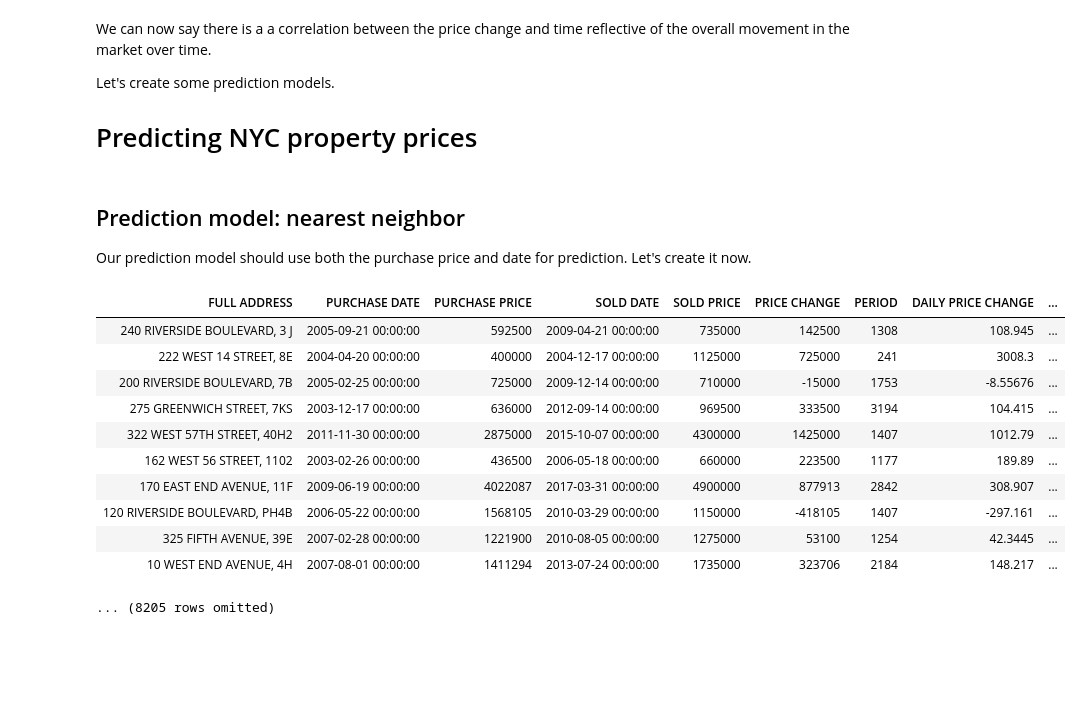
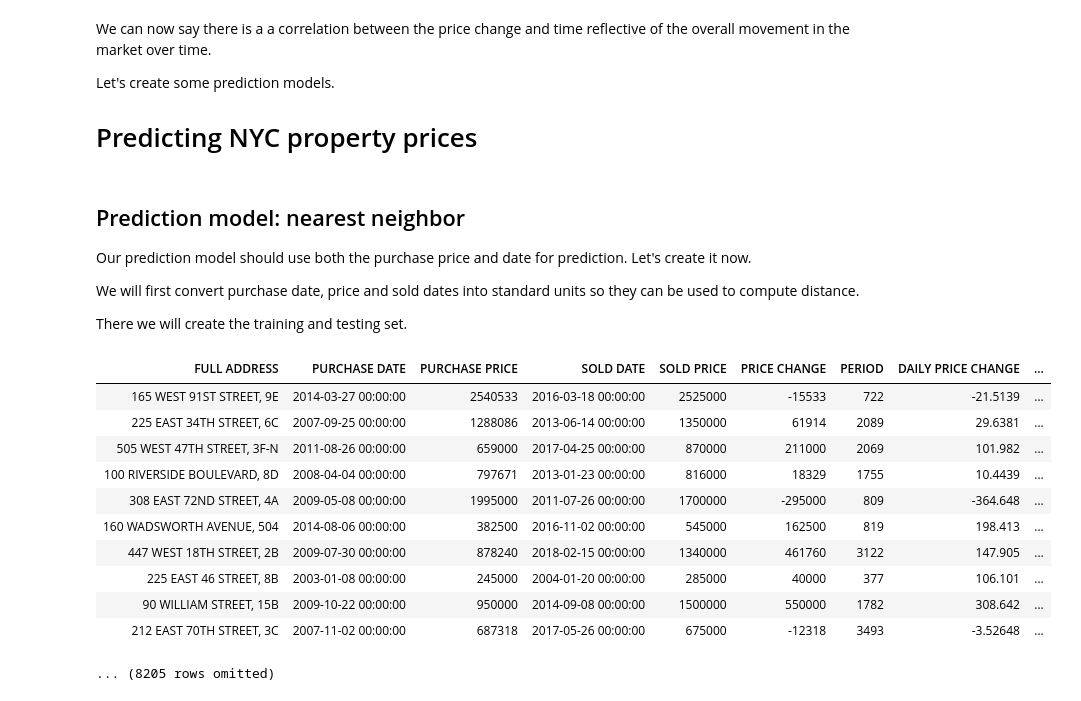
Before and after one commit to somya/nyc_apt_price_predictor, a Jupyter notebook: 03 NYC Property Sale Analysis.ipynb, the cells around one changed output. Drawn from its saved outputs; the diff is of its cells as text; code cells hidden in the pictures; blank space fills up the shorter version.

```diff
--- a/03 NYC Property Sale Analysis.ipynb
+++ b/03 NYC Property Sale Analysis.ipynb
@@ -299,45 +304,39 @@ Let's create some prediction models.
 ## Prediction model: nearest neighbor
 
 Our prediction model should use both the purchase price and date for prediction. Let's create it now.
+
+We will first convert purchase date, price and sold dates into standard units so they can be used to compute distance.
+
+There we will create the training and testing set.
 # %%
-
-
-
+# Convert to standard units
 purchase_dates_timestamps = [ date.timestamp() for date in condo_sales.column(COL_PURCHASE_DATE)]
 purchase_dates_su = standard_units(purchase_dates_timestamps)
 
 sold_dates_timestamps = [ date.timestamp() for date in condo_sales.column(COL_SOLD_DATE)]
 sold_dates_su = standard_units(sold_dates_timestamps)
 
 purchase_price_su = standard_units(condo_sales.column(COL_PURCHASE_PRICE))
 
 condo_sales_su = condo_sales.with_column(
     COL_PURCHASE_DATE_SU, purchase_dates_su,
-#     COL_PURCHASE_DATE, condo_sales.column(COL_PURCHASE_DATE),
     COL_PURCHASE_PRICE_SU, purchase_price_su,
-#     COL_PURCHASE_PRICE, condo_sales.column(COL_PURCHASE_PRICE),
     COL_SOLD_DATE_SU, sold_dates_su,
-#     COL_SOLD_DATE, condo_sales.column(COL_SOLD_DATE),
-#     COL_SOLD_PRICE, condo_sales.column(COL_SOLD_PRICE)
 )
 
-condo_sales_su
-
-
+# Create the training and testing sets.
 training_sales, test_sales = condo_sales_su.split(int(condo_sales.num_rows * 0.6))
 training_sales
-
-# condo_sales = condo_sales.with_column(COL_PURCHASE_DATE, days)
 # %% [output]
 | FULL ADDRESS | PURCHASE DATE | PURCHASE PRICE | SOLD DATE | SOLD PRICE | PRICE CHANGE | PERIOD | DAILY PRICE CHANGE | ... |
-| 240 RIVERSIDE BOULEVARD, 3 J | 2005-09-21 00:00:00 | 592500 | 2009-04-21 00:00:00 | 735000 | 142500 | 1308 | 108.945 | ... |
-| 222 WEST 14 STREET, 8E | 2004-04-20 00:00:00 | 400000 | 2004-12-17 00:00:00 | 1125000 | 725000 | 241 | 3008.3 | ... |
-| 200 RIVERSIDE BOULEVARD, 7B | 2005-02-25 00:00:00 | 725000 | 2009-12-14 00:00:00 | 710000 | -15000 | 1753 | -8.55676 | ... |
-| 275 GREENWICH STREET, 7KS | 2003-12-17 00:00:00 | 636000 | 2012-09-14 00:00:00 | 969500 | 333500 | 3194 | 104.415 | ... |
-| 322 WEST 57TH STREET, 40H2 | 2011-11-30 00:00:00 | 2875000 | 2015-10-07 00:00:00 | 4300000 | 1425000 | 1407 | 1012.79 | ... |
-| 162 WEST 56 STREET, 1102 | 2003-02-26 00:00:00 | 436500 | 2006-05-18 00:00:00 | 660000 | 223500 | 1177 | 189.89 | ... |
-| 170 EAST END AVENUE, 11F | 2009-06-19 00:00:00 | 4022087 | 2017-03-31 00:00:00 | 4900000 | 877913 | 2842 | 308.907 | ... |
-| 120 RIVERSIDE BOULEVARD, PH4B | 2006-05-22 00:00:00 | 1568105 | 2010-03-29 00:00:00 | 1150000 | -418105 | 1407 | -297.161 | ... |
-| 325 FIFTH AVENUE, 39E | 2007-02-28 00:00:00 | 1221900 | 2010-08-05 00:00:00 | 1275000 | 53100 | 1254 | 42.3445 | ... |
-| 10 WEST END AVENUE, 4H | 2007-08-01 00:00:00 | 1411294 | 2013-07-24 00:00:00 | 1735000 | 323706 | 2184 | 148.217 | ... |
+| 165 WEST 91ST STREET, 9E | 2014-03-27 00:00:00 | 2540533 | 2016-03-18 00:00:00 | 2525000 | -15533 | 722 | -21.5139 | ... |
+| 225 EAST 34TH STREET, 6C | 2007-09-25 00:00:00 | 1288086 | 2013-06-14 00:00:00 | 1350000 | 61914 | 2089 | 29.6381 | ... |
+| 505 WEST 47TH STREET, 3F-N | 2011-08-26 00:00:00 | 659000 | 2017-04-25 00:00:00 | 870000 | 211000 | 2069 | 101.982 | ... |
+| 100 RIVERSIDE BOULEVARD, 8D | 2008-04-04 00:00:00 | 797671 | 2013-01-23 00:00:00 | 816000 | 18329 | 1755 | 10.4439 | ... |
+| 308 EAST 72ND STREET, 4A | 2009-05-08 00:00:00 | 1995000 | 2011-07-26 00:00:00 | 1700000 | -295000 | 809 | -364.648 | ... |
+| 160 WADSWORTH AVENUE, 504 | 2014-08-06 00:00:00 | 382500 | 2016-11-02 00:00:00 | 545000 | 162500 | 819 | 198.413 | ... |
+| 447 WEST 18TH STREET, 2B | 2009-07-30 00:00:00 | 878240 | 2018-02-15 00:00:00 | 1340000 | 461760 | 3122 | 147.905 | ... |
+| 225 EAST 46 STREET, 8B | 2003-01-08 00:00:00 | 245000 | 2004-01-20 00:00:00 | 285000 | 40000 | 377 | 106.101 | ... |
+| 90 WILLIAM STREET, 15B | 2009-10-22 00:00:00 | 950000 | 2014-09-08 00:00:00 | 1500000 | 550000 | 1782 | 308.642 | ... |
+| 212 EAST 70TH STREET, 3C | 2007-11-02 00:00:00 | 687318 | 2017-05-26 00:00:00 | 675000 | -12318 | 3493 | -3.52648 | ... |
 ... (8205 rows omitted)
```
Also changed, not shown: parts of 29 cells of this notebook, 28 other files.
